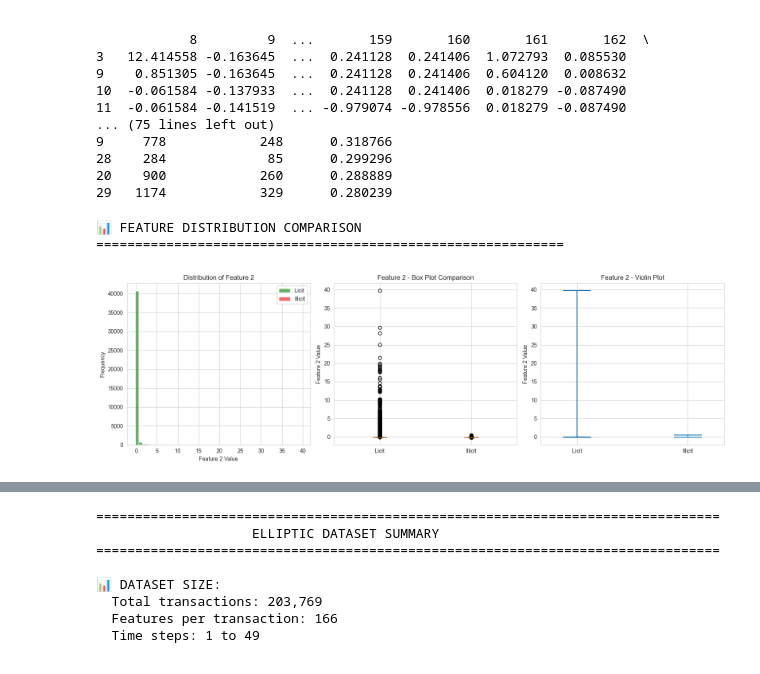
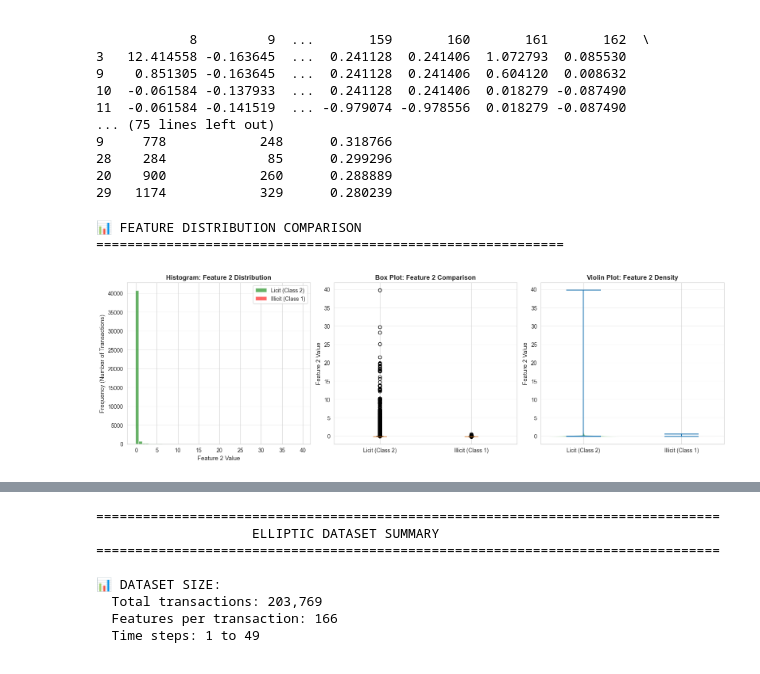
Before and after one commit to IIIAMAH3/AML-Blockchain-Monitoring-System, a Jupyter notebook: notebooks/01_explore_elliptic_dataset.ipynb, the cells around one changed output, grey strips where cells are left out. Cells and saved outputs as stored; diff of their text form; code cells hidden in the pictures.

Commit message:
Fix the visual comparison in plots

```diff
--- a/notebooks/01_explore_elliptic_dataset.ipynb
+++ b/notebooks/01_explore_elliptic_dataset.ipynb
@@ -241,48 +241,81 @@ print(top5_illicit_ratio)
 # %%
 # Compare feature distributions between licit and illicit
 print("📊 FEATURE DISTRIBUTION COMPARISON")
 print("="*60)
 
 # Let's look at Feature 2 (first actual feature after time step)
 feature_col = 2
 
 fig, axes = plt.subplots(1, 3, figsize=(16, 5))
 
-# Histogram comparison
+# HISTOGRAM - Shows frequency distribution
+# Green = Licit (class 2), Red = Illicit (class 1)
 axes[0].hist(labeled_df[labeled_df['is_illicit'] == 0][feature_col],
-             bins=50, alpha=0.6, label='Licit', color='green')
+             bins=50, alpha=0.6, label='Licit (Class 2)', color='green')
 axes[0].hist(labeled_df[labeled_df['is_illicit'] == 1][feature_col],
-             bins=50, alpha=0.6, label='Illicit', color='red')
-axes[0].set_xlabel(f'Feature {feature_col} Value')
-axes[0].set_ylabel('Frequency')
-axes[0].set_title(f'Distribution of Feature {feature_col}')
+             bins=50, alpha=0.6, label='Illicit (Class 1)', color='red')
+axes[0].set_xlabel(f'Feature {feature_col} Value', fontsize=11)
+axes[0].set_ylabel('Frequency (Number of Transactions)', fontsize=11)
+axes[0].set_title(f'Histogram: Feature {feature_col} Distribution', fontsize=12, fontweight='bold')
 axes[0].legend()
+axes[0].grid(axis='y', alpha=0.3)
 
-# Box plot
+# BOX PLOT - Shows median, quartiles, and outliers
 data_to_plot = [
     labeled_df[labeled_df['is_illicit'] == 0][feature_col],
     labeled_df[labeled_df['is_illicit'] == 1][feature_col]
 ]
-axes[1].boxplot(data_to_plot, tick_labels=['Licit', 'Illicit'])
-axes[1].set_ylabel(f'Feature {feature_col} Value')
-axes[1].set_title(f'Feature {feature_col} - Box Plot Comparison')
+bp = axes[1].boxplot(data_to_plot, tick_labels=['Licit (Class 2)', 'Illicit (Class 1)'],
+                      patch_artist=True)
+# Color the boxes
+colors = ['green', 'red']
+for patch, color in zip(bp['boxes'], colors):
+    patch.set_facecolor(color)
+    patch.set_alpha(0.6)
+axes[1].set_ylabel(f'Feature {feature_col} Value', fontsize=11)
+axes[1].set_title(f'Box Plot: Feature {feature_col} Comparison', fontsize=12, fontweight='bold')
+axes[1].grid(axis='y', alpha=0.3)
 
-# Violin plot
+# VIOLIN PLOT - Shows density/shape of distribution
 parts = axes[2].violinplot([labeled_df[labeled_df['is_illicit'] == 0][feature_col],
                              labeled_df[labeled_df['is_illicit'] == 1][feature_col]],
-                            positions=[1, 2], showmeans=True)
+                            positions=[1, 2], showmeans=True, widths=0.7)
+# Color the violins
+for i, pc in enumerate(parts['bodies']):
+    pc.set_facecolor(['green', 'red'][i])
+    pc.set_alpha(0.6)
 axes[2].set_xticks([1, 2])
-axes[2].set_xticklabels(['Licit', 'Illicit'])
-axes[2].set_ylabel(f'Feature {feature_col} Value')
-axes[2].set_title(f'Feature {feature_col} - Violin Plot')
+axes[2].set_xticklabels(['Licit (Class 2)', 'Illicit (Class 1)'])
+axes[2].set_ylabel(f'Feature {feature_col} Value', fontsize=11)
+axes[2].set_title(f'Violin Plot: Feature {feature_col} Density', fontsize=12, fontweight='bold')
+axes[2].grid(axis='y', alpha=0.3)
 
 plt.tight_layout()
 plt.show()
 
-print("\n💡 INSIGHT:")
-print("You can see differences in distributions between licit and illicit!")
-print("This is why machine learning can detect patterns!")
+print("\n💡 INTERPRETATION GUIDE:")
+print("─" * 60)
+print(" What to Look For:")
+print("  ✅ GOOD: Distributions clearly separated (different positions)")
+print("  ⚠️  OKAY: Distributions partially overlap (some separation)")
+print("  ❌ BAD: Distributions completely overlap (no separation)")
+print()
+print(" What Each Chart Shows:")
+print("  • Histogram: Raw counts at each value")
+print("  • Box Plot: Median, quartiles, and outliers")
+print("  • Violin Plot: Smooth density distribution")
+print()
+print(" For This Feature:")
+licit_mean = labeled_df[labeled_df['is_illicit'] == 0][feature_col].mean()
+illicit_mean = labeled_df[labeled_df['is_illicit'] == 1][feature_col].mean()
+print(f"  • Licit mean: {licit_mean:.4f}")
+print(f"  • Illicit mean: {illicit_mean:.4f}")
+print(f"  • Difference: {abs(licit_mean - illicit_mean):.4f}")
+if abs(licit_mean - illicit_mean) > 0.1:
+    print("  → 🟢 GOOD FEATURE (means are different!)")
+else:
+    print("  → 🔴 WEAK FEATURE (means are similar)")
 # %% [output]
 📊 FEATURE DISTRIBUTION COMPARISON
 ============================================================
-[figure, old version]
+[figure, new version]
```
Also changed, not shown: parts of 1 cell of this notebook.
